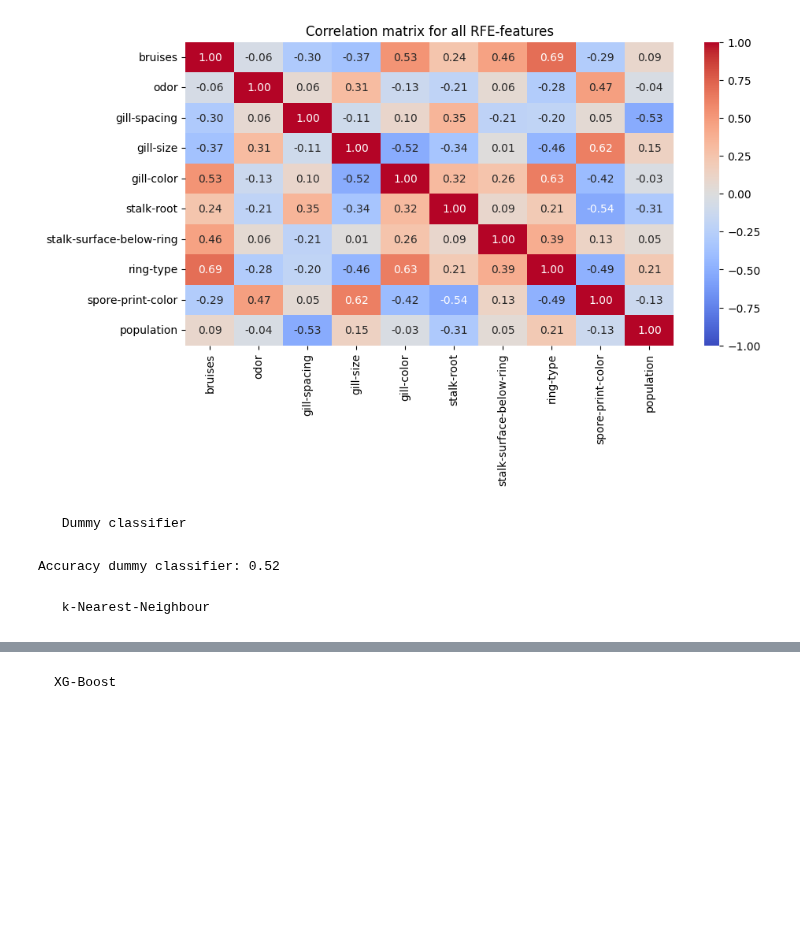
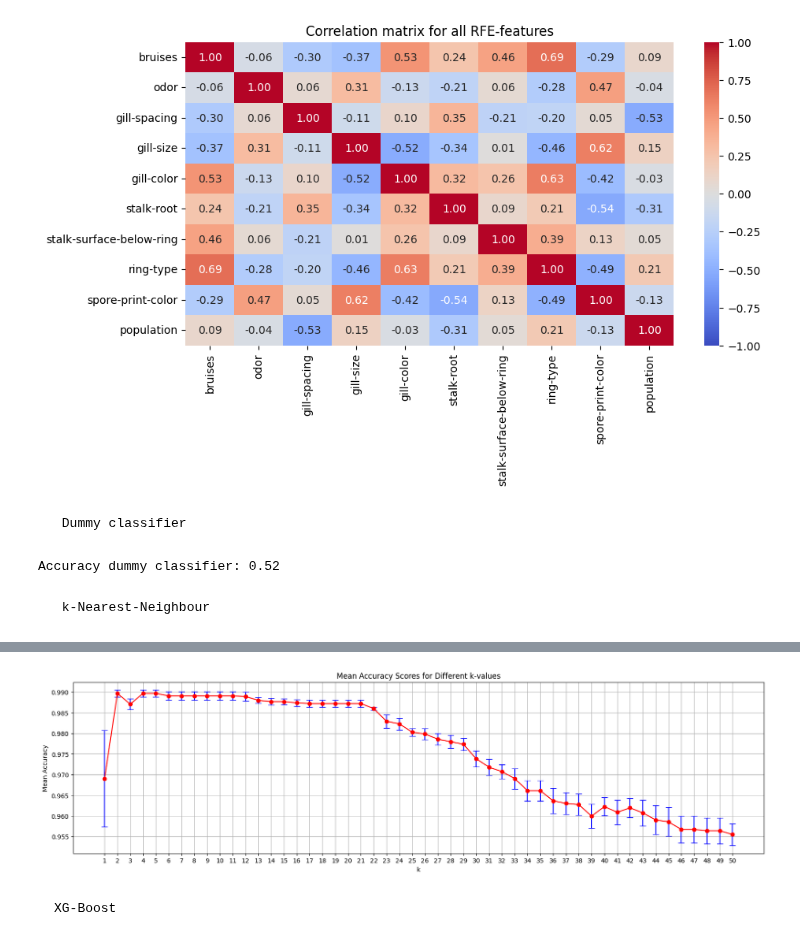
Before and after one commit to Julian-wi22060/DataExplorationProject, a Jupyter notebook: marquardt.ipynb, the cells around one changed output, grey strips where cells are left out. Saved outputs shown, nothing was run; the diff lists cells and outputs as text; code cells hidden in the pictures; blank space fills up the shorter version.

```diff
--- a/marquardt.ipynb
+++ b/marquardt.ipynb
@@ -312,8 +336,11 @@ Accuracy dummy classifier: 0.52
 # %% [markdown]
      k-Nearest-Neighbour
 # %%
-# List of values for k from 1 to 25 for future iterations
-k_values = list(range(1, 26))
+# Extract the selected features from the dataset
+X_train_selected = X_train[selected_features]
+
+# List of values for k from 1 to 20 for future iterations
+k_values = list(range(1, 21))
 
 # Initialize empty list for saving accuracy scores
 accuracies = []
@@ -324,7 +351,7 @@ for k in k_values:
     knn = KNeighborsClassifier(n_neighbors=k)
 
     # Cross-validation to estimate the accuracy and standard deviation
-    scores = cross_val_score(knn, X_train, Y_train, cv=5)
+    scores = cross_val_score(knn, X_train_selected, Y_train, cv=5)
 
     # Calculate the mean value and standard deviation of the accuracy values
     mean_score = scores.mean()
@@ -335,4 +362,7 @@ for k in k_values:
 
     # Print for current k
     print(f"{mean_score:.4f} (+/- {bootstrap_std_error:.4f}) for k = {k}")
+
+    # Save the mean accuracy score
+    accuracies.append(mean_score)
 # %% [output]
@@ -356,3 +389,45 @@ for k in k_values:
+# %%
+# List of values for k from 1 to 50 for future iterations
+k_values = list(range(1, 51))
+
+# Initialize empty lists for saving accuracy scores and standard errors
+accuracies = []
+std_deviations = []
+
+# Iterate over k-values
+for k in k_values:
+    # Initialize kNN-classificator with current k
+    knn = KNeighborsClassifier(n_neighbors=k)
+
+    # Cross-validation to estimate the accuracy and standard deviation
+    scores = cross_val_score(knn, X_train_selected, Y_train, cv=5)
+
+    # Calculate the mean value and standard deviation of the accuracy values
+    mean_score = scores.mean()
+    std_score = scores.std()
+
+    # Calculate bootstrap standard deviation
+    bootstrap_std_error = std_score / np.sqrt(len(scores))
+
+    # Save the mean accuracy score and standard error
+    accuracies.append(mean_score)
+    std_deviations.append(bootstrap_std_error)
+
+# Convert lists to arrays
+accuracies = np.array(accuracies)
+std_errors = np.array(std_deviations)
+
+# Plotting
+plt.figure(figsize=(20, 5))
+plt.errorbar(k_values, accuracies, yerr=std_errors, fmt='-o', color='r', ecolor='b', capsize=5)
+plt.title('Mean Accuracy Scores for Different k-values')
+plt.xlabel('k')
+plt.ylabel('Mean Accuracy')
+plt.xticks(k_values)
+plt.grid(True)
+plt.show()
+# %% [output]
+[figure, added]
 # %% [markdown]
     XG-Boost
 # %%
```
Also changed, not shown: parts of 12 cells of this notebook.
